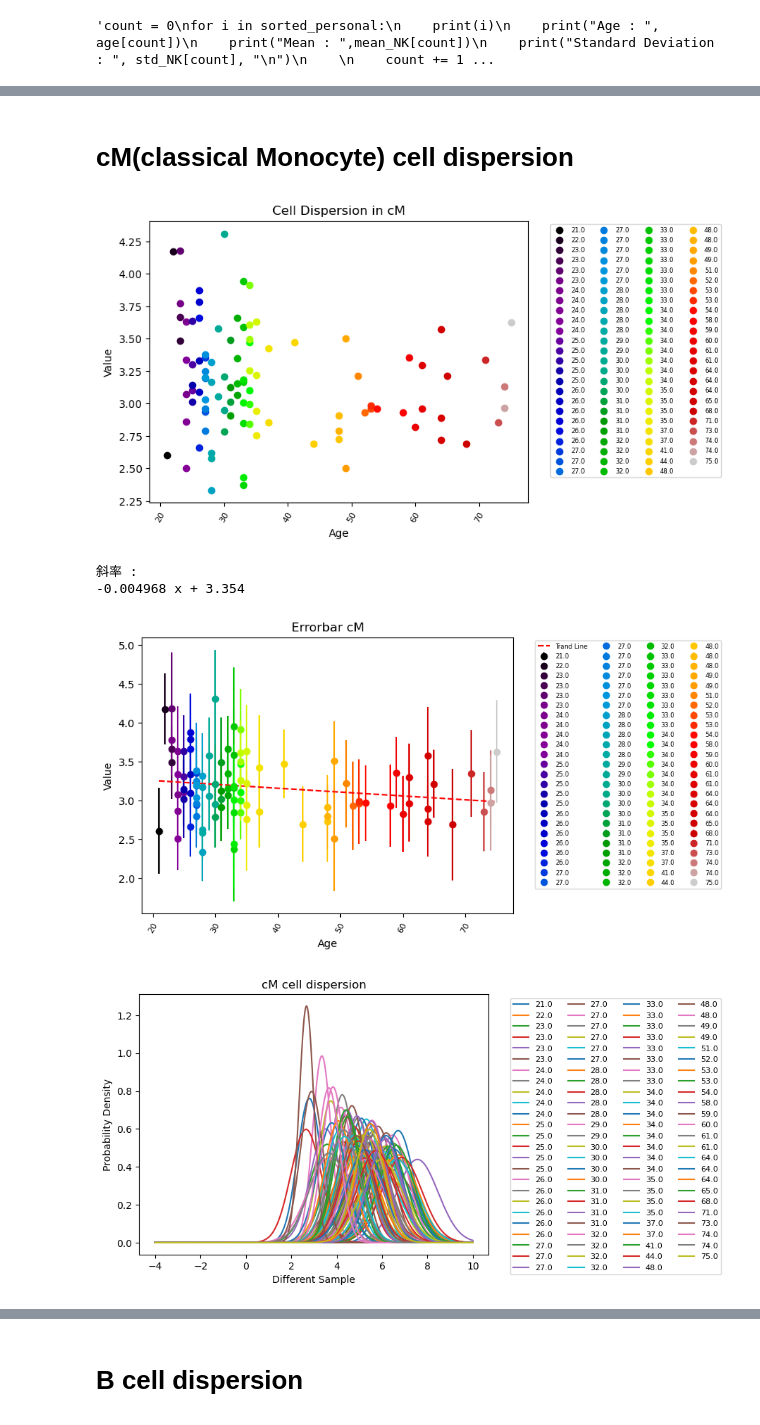
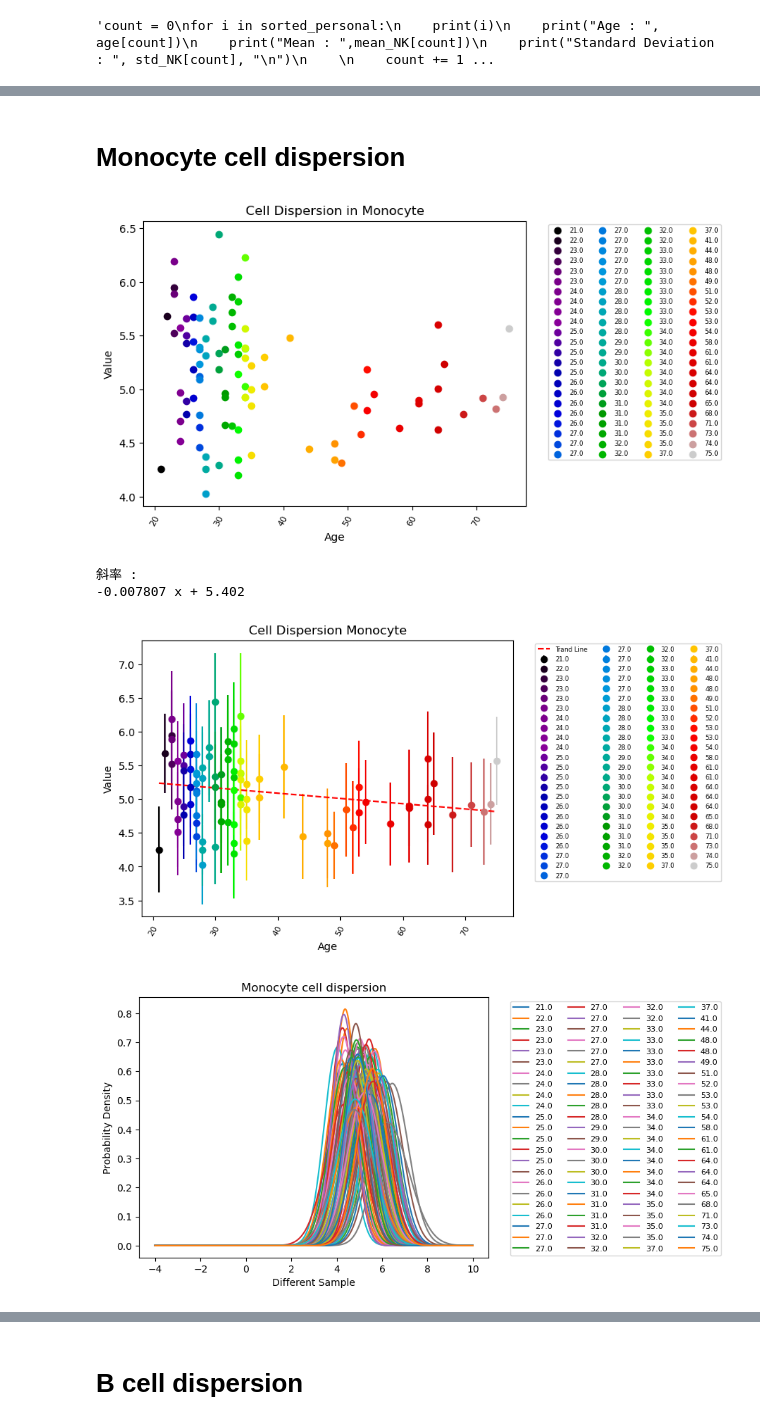
Before and after one commit to benson8902/Research, a Jupyter notebook: Code/Step4 Start Cell Dispersion_GSE174188.ipynb, the cells around one changed output, grey strips where cells are left out. Cells and saved outputs as stored; diff of their text form; code cells hidden in the pictures.

```diff
--- a/Code/Step4 Start Cell Dispersion_GSE174188.ipynb
+++ b/Code/Step4 Start Cell Dispersion_GSE174188.ipynb
@@ -50,0 +88,11 @@ sc.pl.umap(healthy, color = "cg_cov")
+# %%
+sample = list(set(healthy.obs.ind_cov))
+
+rows_to_remove = []
+for i in sample:
+    healthy = healthy[healthy.obs.Status == "Healthy", :]
+    if healthy[healthy.obs.ind_cov == i,:].n_obs < healthy.n_obs*0.005:
+        rows_to_remove.append(i)
+    healthy_filter = healthy[~healthy.obs.ind_cov.isin(rows_to_remove),:]
+
+print(healthy_filter)
@@ -53,7 +109,7 @@ sc.pl.umap(healthy, color = "cg_cov")
 # %% [markdown]
 我需要先把每個人的部分個別提取出來，最後再將每個人的NK提取出來做cell dispersion
 # %%
-sample = list(set(healthy.obs.ind_cov))
+sample = list(set(healthy_filter.obs.ind_cov))
 
 personal = {}
 for i in sample:
@@ -130,6 +186,7 @@ def create_distance_matrix(data):
 # 計算離散程度，將n*n計算過後的matrix丟進來
 def calculate_dispersion(distance):
     # np.triu只取上三角，其餘的都變成0
+    # np.count_nonzero 計算非0的部分有多少個
     dispersion = np.triu(distance).sum()/np.count_nonzero(np.triu(distance))
     return dispersion
 
@@ -140,7 +197,7 @@ def Excute_all(sorted_personal, cell_type_name):# cell_type_name是字串的型
     # 挑出最小值
     minimum = 50
     for i in sorted_personal:
-        a = sorted_personal[i][sorted_personal[i].obs.cg_cov == cell_type_name, :].obs
+        a = sorted_personal[i][sorted_personal[i].obs.cell_type == cell_type_name, :].obs
         if len(a) < minimum:
             minimum = len(a)
 
@@ -153,7 +210,7 @@ def Excute_all(sorted_personal, cell_type_name):# cell_type_name是字串的型
     for i in sorted_personal:
         dispersion = []
         # 取得所需的cell type
-        celltype = sorted_personal[i][sorted_personal[i].obs.cg_cov == cell_type_name, :]
+        celltype = sorted_personal[i][sorted_personal[i].obs.cell_type == cell_type_name, :]
         # 1000 times sampling
         for j in range(0,1000):
             # 取得sampling的dataframe
@@ -332,19 +395,19 @@ distribution(mean_NK, std_NK, age, "NK")
 # %% [markdown]
-# cM(classical Monocyte) cell dispersion
+# Monocyte cell dispersion
 # %%
-dispersion_personal_cM, mean_cM, std_cM = Excute_all(sorted_personal, "cM")
+dispersion_personal_Monocyte, mean_Monocyte, std_Monocyte = Excute_all(sorted_personal, "Monocyte")
 # %%
-scatter_plot(mean_cM, "Cell Dispersion in cM", "cM")
+scatter_plot(mean_Monocyte, "Cell Dispersion in Monocyte", "Monocyte")
 # %% [output]
-[figure, old version]
+[figure, new version]
 # %%
-errorbar(mean_cM, std_cM, "Errorbar cM", "cM")
+errorbar(mean_Monocyte, std_Monocyte, "Cell Dispersion Monocyte", "Monocyte")
 # %% [output]
 斜率 :
--0.004968 x + 3.354
+-0.007807 x + 5.402
-[figure, old version]
+[figure, new version]
 # %%
-distribution(mean_NK, std_NK, age, "cM")
+distribution(mean_Monocyte, std_Monocyte, age, "Monocyte")
 # %% [output]
-[figure, old version]
+[figure, new version]
 # %% [markdown]
```
Also changed, not shown: parts of 35 cells of this notebook.
